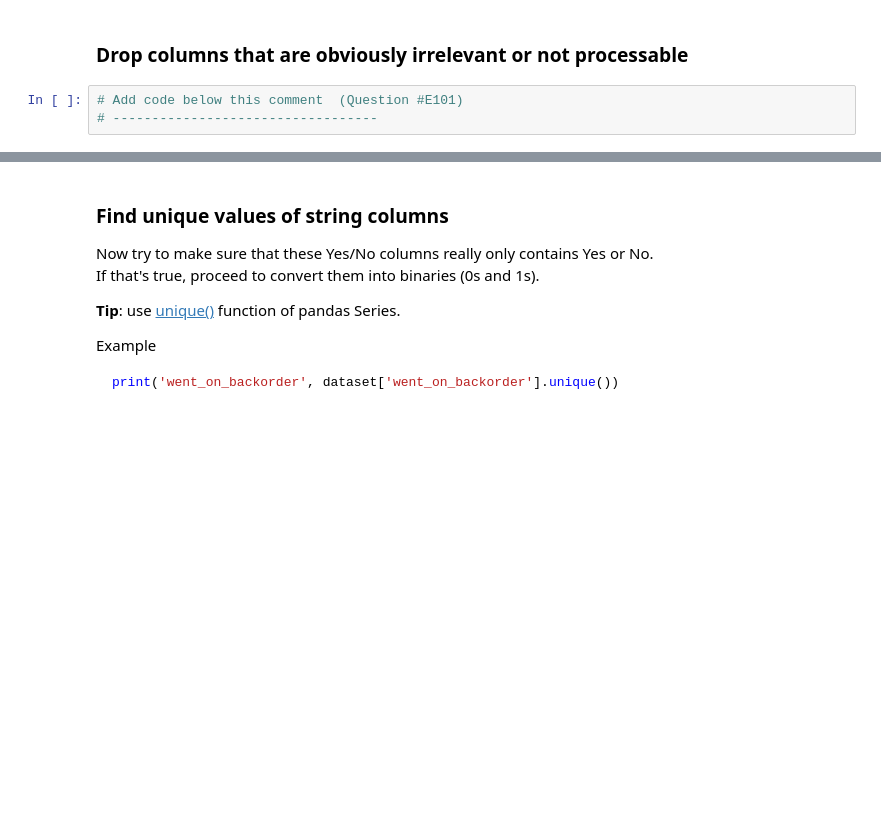
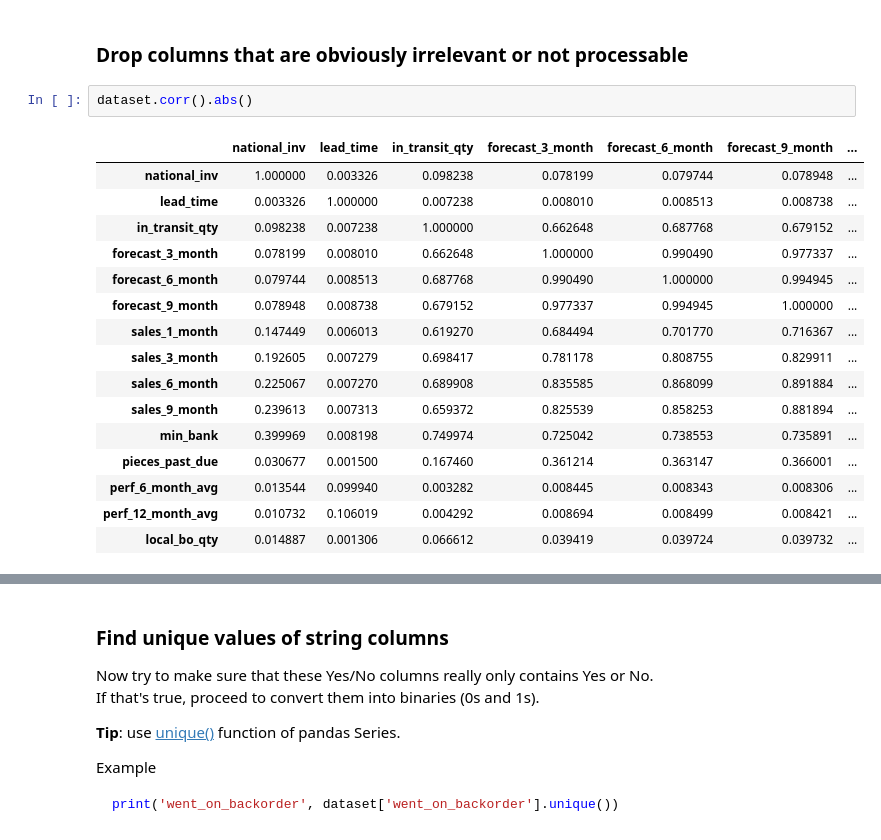
Before and after one commit to SteeltownRiot/DSA, a Jupyter notebook: DSA-8010 Applied Machine Learning/Module 6 - Operationalizing a Machine Learning Pipeline/Exercises/FP-Part1-Preprocessing.ipynb, the cells around one changed output, grey strips where cells are left out. Cells and saved outputs as stored; diff of their text form; blank space fills up the shorter version.

```diff
--- a/DSA-8010 Applied Machine Learning/Module 6 - Operationalizing a Machine Learning Pipeline/Exercises/FP-Part1-Preprocessing.ipynb
+++ b/DSA-8010 Applied Machine Learning/Module 6 - Operationalizing a Machine Learning Pipeline/Exercises/FP-Part1-Preprocessing.ipynb
@@ -209,5 +287,21 @@ dataset.iloc[:3,18:24]
 # %% [markdown]
 ### Drop columns that are obviously irrelevant or not processable
-# %%
-# Add code below this comment  (Question #E101)
-# ----------------------------------
+# %%
+dataset.corr().abs()
+# %% [output]
+|  | national_inv | lead_time | in_transit_qty | forecast_3_month | forecast_6_month | forecast_9_month | ... |
+| national_inv | 1.000000 | 0.003326 | 0.098238 | 0.078199 | 0.079744 | 0.078948 | ... |
+| lead_time | 0.003326 | 1.000000 | 0.007238 | 0.008010 | 0.008513 | 0.008738 | ... |
+| in_transit_qty | 0.098238 | 0.007238 | 1.000000 | 0.662648 | 0.687768 | 0.679152 | ... |
+| forecast_3_month | 0.078199 | 0.008010 | 0.662648 | 1.000000 | 0.990490 | 0.977337 | ... |
+| forecast_6_month | 0.079744 | 0.008513 | 0.687768 | 0.990490 | 1.000000 | 0.994945 | ... |
+| forecast_9_month | 0.078948 | 0.008738 | 0.679152 | 0.977337 | 0.994945 | 1.000000 | ... |
+| sales_1_month | 0.147449 | 0.006013 | 0.619270 | 0.684494 | 0.701770 | 0.716367 | ... |
+| sales_3_month | 0.192605 | 0.007279 | 0.698417 | 0.781178 | 0.808755 | 0.829911 | ... |
+| sales_6_month | 0.225067 | 0.007270 | 0.689908 | 0.835585 | 0.868099 | 0.891884 | ... |
+| sales_9_month | 0.239613 | 0.007313 | 0.659372 | 0.825539 | 0.858253 | 0.881894 | ... |
+| min_bank | 0.399969 | 0.008198 | 0.749974 | 0.725042 | 0.738553 | 0.735891 | ... |
+| pieces_past_due | 0.030677 | 0.001500 | 0.167460 | 0.361214 | 0.363147 | 0.366001 | ... |
+| perf_6_month_avg | 0.013544 | 0.099940 | 0.003282 | 0.008445 | 0.008343 | 0.008306 | ... |
+| perf_12_month_avg | 0.010732 | 0.106019 | 0.004292 | 0.008694 | 0.008499 | 0.008421 | ... |
+| local_bo_qty | 0.014887 | 0.001306 | 0.066612 | 0.039419 | 0.039724 | 0.039732 | ... |
```
Also changed, not shown: parts of 22 cells of this notebook.
